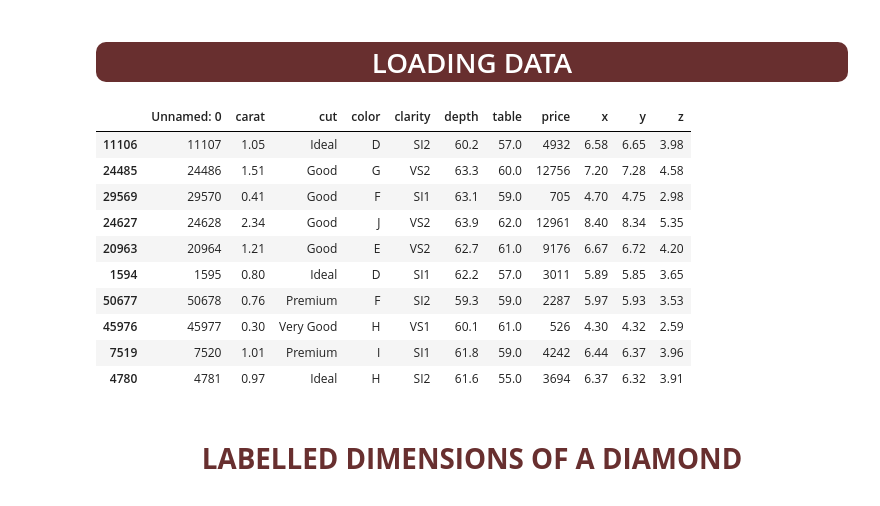
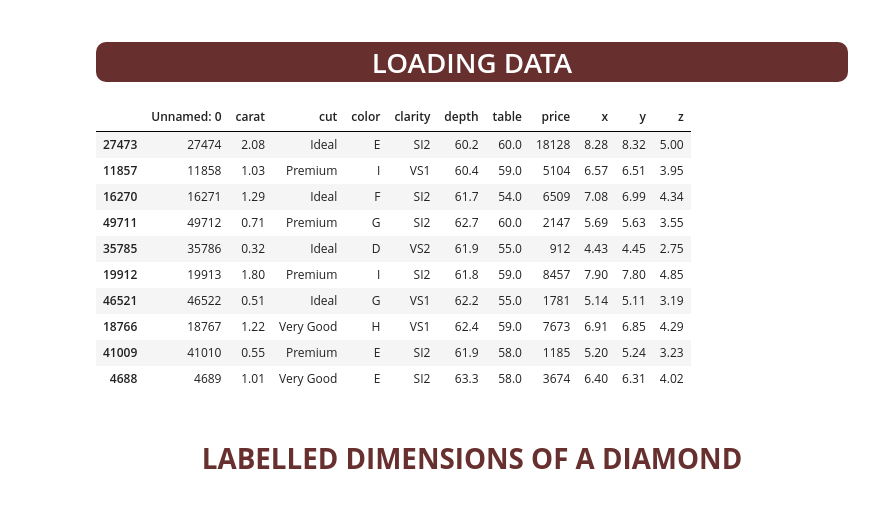
Before and after one commit to Omegalpha44/TP4-explainability_AI, a Jupyter notebook: regression-models-diamond-price-prediction.ipynb, the cells around one changed output. Cells and saved outputs as stored; diff of their text form; code cells hidden in the pictures.

```diff
--- a/regression-models-diamond-price-prediction.ipynb
+++ b/regression-models-diamond-price-prediction.ipynb
@@ -67,20 +65,20 @@ from sklearn import metrics
 <a id = "title-two"></a>
 <h1 style='background:#682F2F; border:0; border-radius: 10px; color:white'><center>LOADING DATA</center></h1>
 # %%
-data_df = pd.read_csv("../input/diamonds/diamonds.csv")
+data_df = pd.read_csv("diamonds.csv")
 data_df.sample(10)
 # %% [output]
 |  | Unnamed: 0 | carat | cut | color | clarity | depth | table | price | x | y | z |
-| 11106 | 11107 | 1.05 | Ideal | D | SI2 | 60.2 | 57.0 | 4932 | 6.58 | 6.65 | 3.98 |
-| 24485 | 24486 | 1.51 | Good | G | VS2 | 63.3 | 60.0 | 12756 | 7.20 | 7.28 | 4.58 |
-| 29569 | 29570 | 0.41 | Good | F | SI1 | 63.1 | 59.0 | 705 | 4.70 | 4.75 | 2.98 |
-| 24627 | 24628 | 2.34 | Good | J | VS2 | 63.9 | 62.0 | 12961 | 8.40 | 8.34 | 5.35 |
-| 20963 | 20964 | 1.21 | Good | E | VS2 | 62.7 | 61.0 | 9176 | 6.67 | 6.72 | 4.20 |
-| 1594 | 1595 | 0.80 | Ideal | D | SI1 | 62.2 | 57.0 | 3011 | 5.89 | 5.85 | 3.65 |
-| 50677 | 50678 | 0.76 | Premium | F | SI2 | 59.3 | 59.0 | 2287 | 5.97 | 5.93 | 3.53 |
-| 45976 | 45977 | 0.30 | Very Good | H | VS1 | 60.1 | 61.0 | 526 | 4.30 | 4.32 | 2.59 |
-| 7519 | 7520 | 1.01 | Premium | I | SI1 | 61.8 | 59.0 | 4242 | 6.44 | 6.37 | 3.96 |
-| 4780 | 4781 | 0.97 | Ideal | H | SI2 | 61.6 | 55.0 | 3694 | 6.37 | 6.32 | 3.91 |
+| 27473 | 27474 | 2.08 | Ideal | E | SI2 | 60.2 | 60.0 | 18128 | 8.28 | 8.32 | 5.00 |
+| 11857 | 11858 | 1.03 | Premium | I | VS1 | 60.4 | 59.0 | 5104 | 6.57 | 6.51 | 3.95 |
+| 16270 | 16271 | 1.29 | Ideal | F | SI2 | 61.7 | 54.0 | 6509 | 7.08 | 6.99 | 4.34 |
+| 49711 | 49712 | 0.71 | Premium | G | SI2 | 62.7 | 60.0 | 2147 | 5.69 | 5.63 | 3.55 |
+| 35785 | 35786 | 0.32 | Ideal | D | VS2 | 61.9 | 55.0 | 912 | 4.43 | 4.45 | 2.75 |
+| 19912 | 19913 | 1.80 | Premium | I | SI2 | 61.8 | 59.0 | 8457 | 7.90 | 7.80 | 4.85 |
+| 46521 | 46522 | 0.51 | Ideal | G | VS1 | 62.2 | 55.0 | 1781 | 5.14 | 5.11 | 3.19 |
+| 18766 | 18767 | 1.22 | Very Good | H | VS1 | 62.4 | 59.0 | 7673 | 6.91 | 6.85 | 4.29 |
+| 41009 | 41010 | 0.55 | Premium | E | SI2 | 61.9 | 58.0 | 1185 | 5.20 | 5.24 | 3.23 |
+| 4688 | 4689 | 1.01 | Very Good | E | SI2 | 63.3 | 58.0 | 3674 | 6.40 | 6.31 | 4.02 |
 # %% [markdown]
 # **<span style="color:#682F2F;"><center>LABELLED DIMENSIONS OF A DIAMOND</center></span>**
 
```
Also changed, not shown: parts of 29 cells of this notebook.
